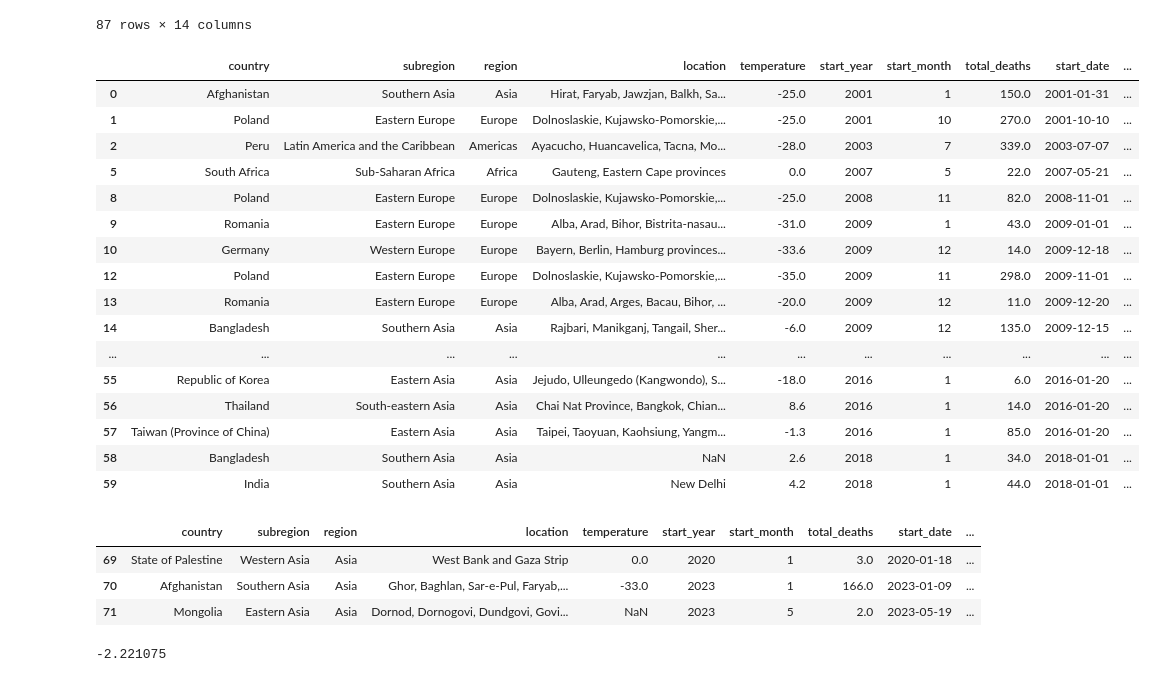
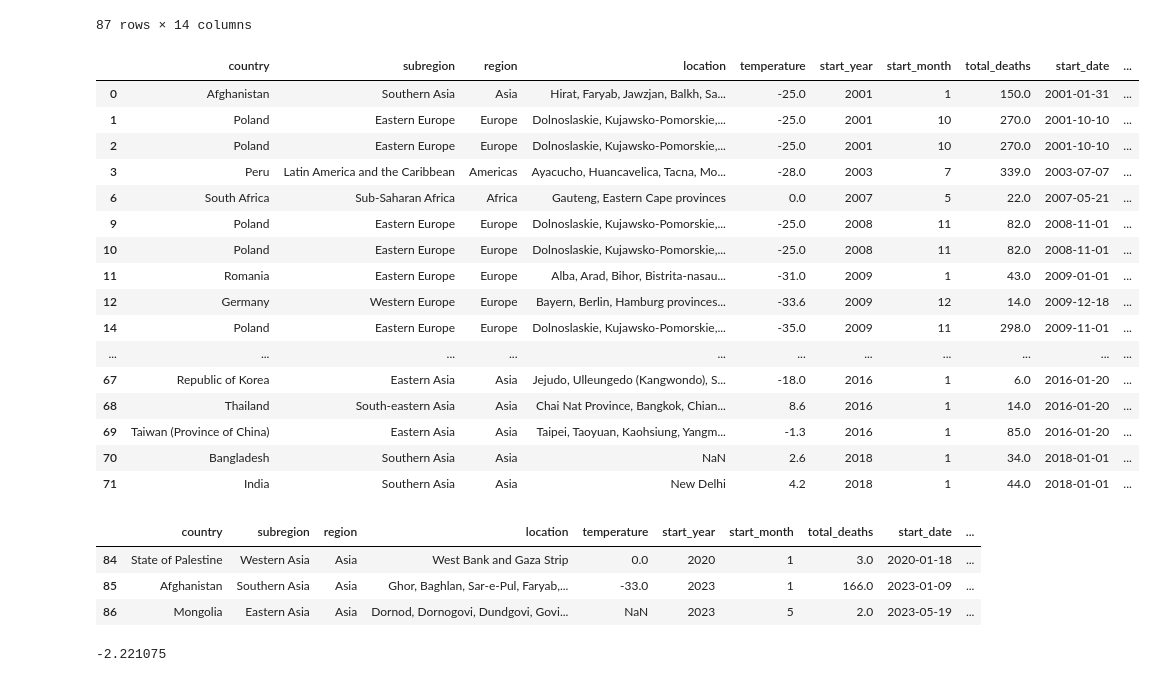
Before and after one commit to erindepree/project4, a Jupyter notebook: code/erin_model.ipynb, the cells around one changed output. Cells and saved outputs as stored; diff of their text form; code cells hidden in the pictures.

Commit message:
heat deaths data complete

```diff
--- a/code/erin_model.ipynb
+++ b/code/erin_model.ipynb
@@ -76,2 +78,4 @@ heat_deaths[heat_deaths['country']=='Australia']
+# %%
+heat_deaths_no_usa = heat_deaths[heat_deaths['country']!='United States of America']
 # %%
 df_hot = pd.merge(left= heat_deaths_no_usa.drop(columns=['disaster_subtype', 'magnitude_scale']), right= dataframe_no_usa.drop(columns=['location','exact_latitude', 'exact_longitude']), how= 'left', on='country')
@@ -79,0 +82,11 @@ heat_deaths[heat_deaths['country']]
+# %%
+df_hot = df_hot.reset_index(drop=True)
+# %%
+delta_temps = []
+
+for i in df_hot.index:
+    try:
+        delta_C, delta_std = temp_change(df_hot,i)
+        delta_temps.append({'delta_temp_C': delta_C, 'delta_temp_std': delta_std})
+    except:
+        pass
@@ -266,5 +261,5 @@ cold_deaths
 | 74 | Cold wave | Mongolia | Eastern Asia | Asia | Dornod, Dornogovi, Dundgovi, Govi... | NaN | °C | 2023 | ... |
 75 rows × 14 columns
 # %%
-df = pd.merge(left= cold_deaths_no_usa.drop(columns=['disaster_subtype', 'magnitude_scale']), right= dataframe_no_usa.drop(columns=['location','exact_latitude', 'exact_longitude']), how= 'left', on='country')
+df_cold = pd.merge(left= cold_deaths_no_usa.drop(columns=['disaster_subtype', 'magnitude_scale']), right= dataframe_no_usa.drop(columns=['location','exact_latitude', 'exact_longitude']), how= 'left', on='country')
 # %%
@@ -284,32 +279,32 @@ df
 | 86 | Mongolia | Eastern Asia | Asia | Dornod, Dornogovi, Dundgovi, Govi... | NaN | 2023 | 5 | 2.0 | 2023-05-19 | ... |
 87 rows × 14 columns
 # %%
-df[df['start_year']<2020].dropna(subset=['temperature'])
+df_cold[df_cold['start_year']<2020].dropna(subset=['temperature'])
 # %% [output]
 |  | country | subregion | region | location | temperature | start_year | start_month | total_deaths | start_date | ... |
 | 0 | Afghanistan | Southern Asia | Asia | Hirat, Faryab, Jawzjan, Balkh, Sa... | -25.0 | 2001 | 1 | 150.0 | 2001-01-31 | ... |
 | 1 | Poland | Eastern Europe | Europe | Dolnoslaskie, Kujawsko-Pomorskie,... | -25.0 | 2001 | 10 | 270.0 | 2001-10-10 | ... |
-| 2 | Peru | Latin America and the Caribbean | Americas | Ayacucho, Huancavelica, Tacna, Mo... | -28.0 | 2003 | 7 | 339.0 | 2003-07-07 | ... |
-| 5 | South Africa | Sub-Saharan Africa | Africa | Gauteng, Eastern Cape provinces | 0.0 | 2007 | 5 | 22.0 | 2007-05-21 | ... |
-| 8 | Poland | Eastern Europe | Europe | Dolnoslaskie, Kujawsko-Pomorskie,... | -25.0 | 2008 | 11 | 82.0 | 2008-11-01 | ... |
-| 9 | Romania | Eastern Europe | Europe | Alba, Arad, Bihor, Bistrita-nasau... | -31.0 | 2009 | 1 | 43.0 | 2009-01-01 | ... |
-| 10 | Germany | Western Europe | Europe | Bayern, Berlin, Hamburg provinces... | -33.6 | 2009 | 12 | 14.0 | 2009-12-18 | ... |
-| 12 | Poland | Eastern Europe | Europe | Dolnoslaskie, Kujawsko-Pomorskie,... | -35.0 | 2009 | 11 | 298.0 | 2009-11-01 | ... |
-| 13 | Romania | Eastern Europe | Europe | Alba, Arad, Arges, Bacau, Bihor, ... | -20.0 | 2009 | 12 | 11.0 | 2009-12-20 | ... |
-| 14 | Bangladesh | Southern Asia | Asia | Rajbari, Manikganj, Tangail, Sher... | -6.0 | 2009 | 12 | 135.0 | 2009-12-15 | ... |
+| 2 | Poland | Eastern Europe | Europe | Dolnoslaskie, Kujawsko-Pomorskie,... | -25.0 | 2001 | 10 | 270.0 | 2001-10-10 | ... |
+| 3 | Peru | Latin America and the Caribbean | Americas | Ayacucho, Huancavelica, Tacna, Mo... | -28.0 | 2003 | 7 | 339.0 | 2003-07-07 | ... |
+| 6 | South Africa | Sub-Saharan Africa | Africa | Gauteng, Eastern Cape provinces | 0.0 | 2007 | 5 | 22.0 | 2007-05-21 | ... |
+| 9 | Poland | Eastern Europe | Europe | Dolnoslaskie, Kujawsko-Pomorskie,... | -25.0 | 2008 | 11 | 82.0 | 2008-11-01 | ... |
+| 10 | Poland | Eastern Europe | Europe | Dolnoslaskie, Kujawsko-Pomorskie,... | -25.0 | 2008 | 11 | 82.0 | 2008-11-01 | ... |
+| 11 | Romania | Eastern Europe | Europe | Alba, Arad, Bihor, Bistrita-nasau... | -31.0 | 2009 | 1 | 43.0 | 2009-01-01 | ... |
+| 12 | Germany | Western Europe | Europe | Bayern, Berlin, Hamburg provinces... | -33.6 | 2009 | 12 | 14.0 | 2009-12-18 | ... |
+| 14 | Poland | Eastern Europe | Europe | Dolnoslaskie, Kujawsko-Pomorskie,... | -35.0 | 2009 | 11 | 298.0 | 2009-11-01 | ... |
 | ... | ... | ... | ... | ... | ... | ... | ... | ... | ... | ... |
-| 55 | Republic of Korea | Eastern Asia | Asia | Jejudo, Ulleungedo (Kangwondo), S... | -18.0 | 2016 | 1 | 6.0 | 2016-01-20 | ... |
-| 56 | Thailand | South-eastern Asia | Asia | Chai Nat Province, Bangkok, Chian... | 8.6 | 2016 | 1 | 14.0 | 2016-01-20 | ... |
-| 57 | Taiwan (Province of China) | Eastern Asia | Asia | Taipei, Taoyuan, Kaohsiung, Yangm... | -1.3 | 2016 | 1 | 85.0 | 2016-01-20 | ... |
-| 58 | Bangladesh | Southern Asia | Asia | NaN | 2.6 | 2018 | 1 | 34.0 | 2018-01-01 | ... |
-| 59 | India | Southern Asia | Asia | New Delhi | 4.2 | 2018 | 1 | 44.0 | 2018-01-01 | ... |
+| 67 | Republic of Korea | Eastern Asia | Asia | Jejudo, Ulleungedo (Kangwondo), S... | -18.0 | 2016 | 1 | 6.0 | 2016-01-20 | ... |
+| 68 | Thailand | South-eastern Asia | Asia | Chai Nat Province, Bangkok, Chian... | 8.6 | 2016 | 1 | 14.0 | 2016-01-20 | ... |
+| 69 | Taiwan (Province of China) | Eastern Asia | Asia | Taipei, Taoyuan, Kaohsiung, Yangm... | -1.3 | 2016 | 1 | 85.0 | 2016-01-20 | ... |
+| 70 | Bangladesh | Southern Asia | Asia | NaN | 2.6 | 2018 | 1 | 34.0 | 2018-01-01 | ... |
+| 71 | India | Southern Asia | Asia | New Delhi | 4.2 | 2018 | 1 | 44.0 | 2018-01-01 | ... |
 # %%
-df[df['start_year']>=2020]
+df_cold[df_cold['start_year']>=2020]
 # %% [output]
 |  | country | subregion | region | location | temperature | start_year | start_month | total_deaths | start_date | ... |
-| 69 | State of Palestine | Western Asia | Asia | West Bank and Gaza Strip | 0.0 | 2020 | 1 | 3.0 | 2020-01-18 | ... |
-| 70 | Afghanistan | Southern Asia | Asia | Ghor, Baghlan, Sar-e-Pul, Faryab,... | -33.0 | 2023 | 1 | 166.0 | 2023-01-09 | ... |
-| 71 | Mongolia | Eastern Asia | Asia | Dornod, Dornogovi, Dundgovi, Govi... | NaN | 2023 | 5 | 2.0 | 2023-05-19 | ... |
+| 84 | State of Palestine | Western Asia | Asia | West Bank and Gaza Strip | 0.0 | 2020 | 1 | 3.0 | 2020-01-18 | ... |
+| 85 | Afghanistan | Southern Asia | Asia | Ghor, Baghlan, Sar-e-Pul, Faryab,... | -33.0 | 2023 | 1 | 166.0 | 2023-01-09 | ... |
+| 86 | Mongolia | Eastern Asia | Asia | Dornod, Dornogovi, Dundgovi, Govi... | NaN | 2023 | 5 | 2.0 | 2023-05-19 | ... |
 # %%
 np.mean([-5.9440, -5.3286,0.0471, 2.3412])
 # %% [output]
```
Also changed, not shown: parts of 19 cells of this notebook, 1 other file.
